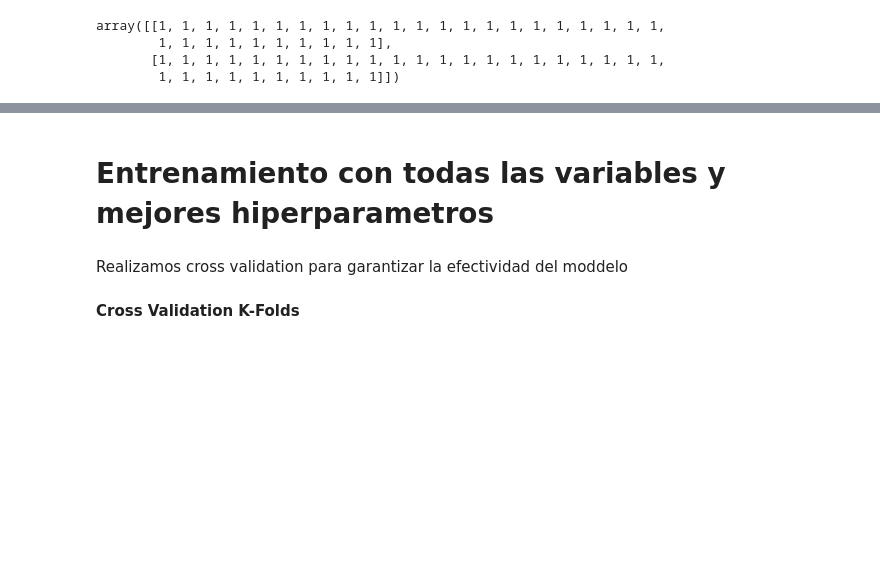
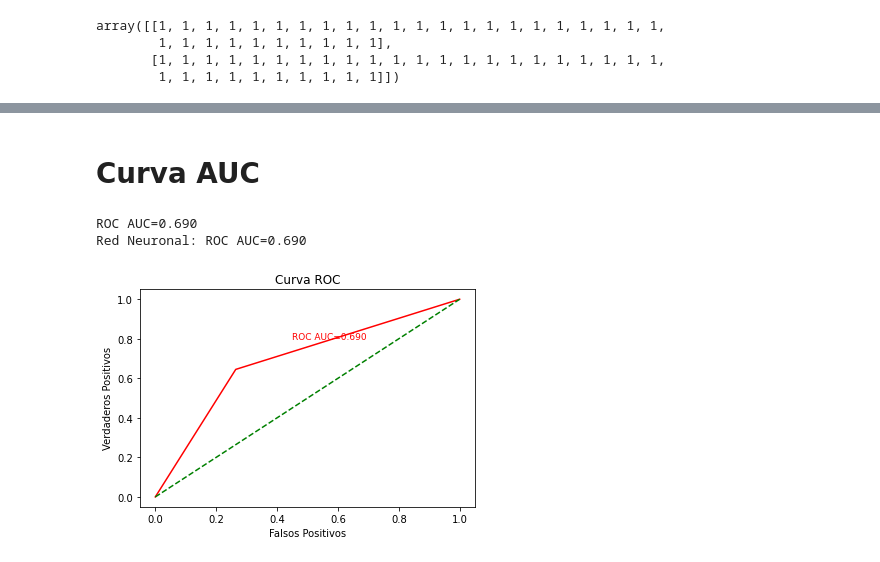
Before and after one commit to leonardo-91/sistemas-inteligentes, a Jupyter notebook: Proyecto_Final_Sistemas_Inteligentes_GA.ipynb, the cells around one changed output, grey strips where cells are left out. Drawn from its saved outputs; the diff is of its cells as text; code cells hidden in the pictures; blank space fills up the shorter version.

Commit message:
Generación Curva AUC - Version Final

```diff
--- a/Proyecto_Final_Sistemas_Inteligentes_GA.ipynb
+++ b/Proyecto_Final_Sistemas_Inteligentes_GA.ipynb
@@ -889,6 +896,7 @@ best_solution=0
 best_solution_fitness=0
 best_sensibility=0
 cnf_matrixAM=0
+prediction_testAM=0
 ga_instance.run()
 # %% [output]
 ----------------inicio --------------------------------------------------
@@ -955,13 +961,17 @@ ga_instance.plot_new_solution_rate()
-# %% [markdown]
-# **Entrenamiento con todas las variables y mejores hiperparametros**
+# %% [markdown]
+# **Curva AUC**
 # %%
 from sklearn.metrics import roc_curve
 from sklearn.metrics import roc_auc_score
 # %%
+global prediction_testAM
 auc = roc_auc_score(y_testPF,prediction_testAM)
 text="ROC AUC=%.3f"% (auc)
 print(text)
 print('Red Neuronal: ROC AUC=%.3f' % (auc))
+# %% [output]
+ROC AUC=0.690
+Red Neuronal: ROC AUC=0.690
 # %%
 def plot_roc_curve(fper, tper,auc):
     plt.plot(fper, tper, color='red', label='ROC',)
@@ -972,9 +982,8 @@ def plot_roc_curve(fper, tper,auc):
     plt.text(0.45, 0.8, auc, fontsize=9, color='red')
     plt.show()
 # %%
+global prediction_testAM
 fper, tper, thresholds = roc_curve(y_testPF,prediction_testAM)
 plot_roc_curve(fper, tper,text)
+# %% [output]
+[figure, added]
-# %% [markdown]
-Realizamos cross validation para garantizar la efectividad del moddelo
-# %% [markdown]
-**Cross Validation K-Folds**
```
Also changed, not shown: parts of 27 cells of this notebook.
